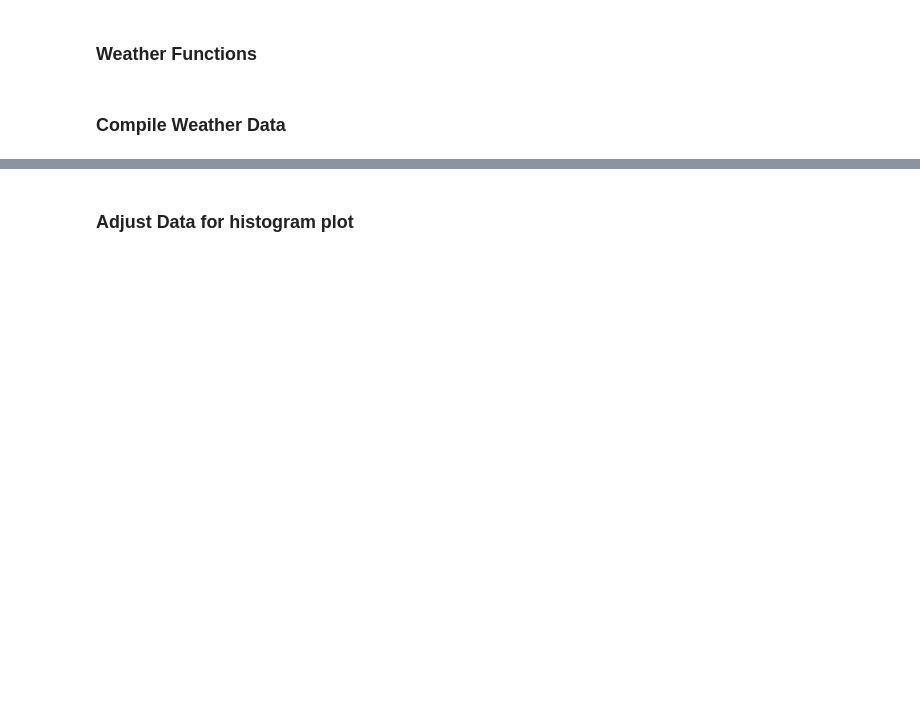
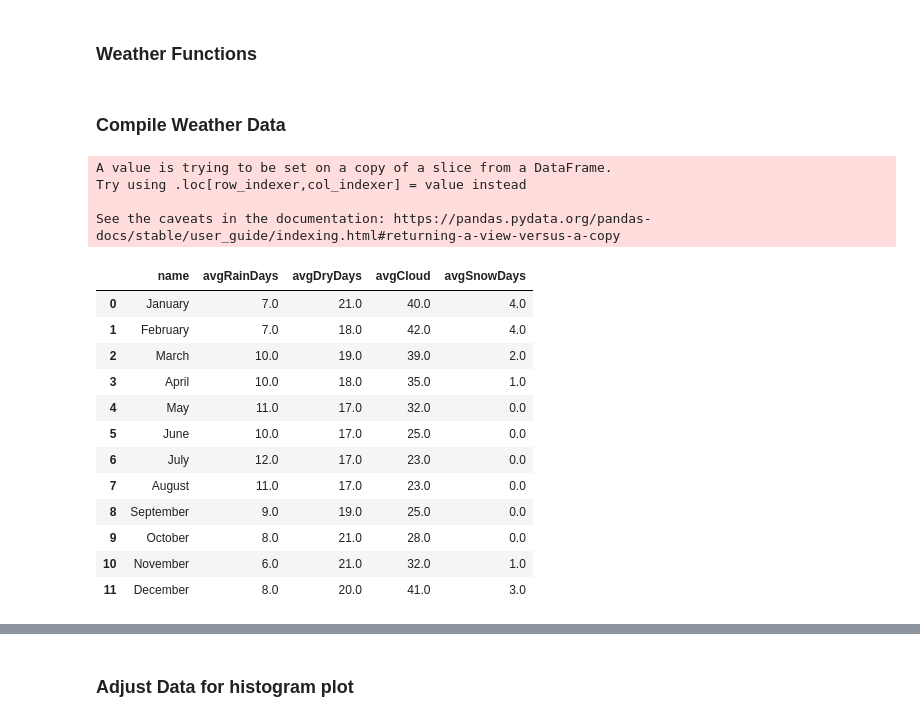
Before and after one commit to Ryearwood/Midterm_Project_Lighthouse_Labs_2021, a Jupyter notebook: Weather API.ipynb, the cells around one changed output, grey strips where cells are left out. Saved outputs shown, nothing was run; the diff lists cells and outputs as text; code cells hidden in the pictures; blank space fills up the shorter version.

```diff
--- a/Weather API.ipynb
+++ b/Weather API.ipynb
@@ -59,12 +61,35 @@ import pickle
 early = open('most_freq_early_flight_locations_2019','rb')
 most_frequently_early = pickle.load(early)
 early.close()
-
 most_frequently_early.sort()
 
 # Early Data
-early_data = compile_weather_data(most_frequently_early)
+init_early,base_early = compile_weather_data(most_frequently_early)
+init_early.drop(['avgRainDays','avgDryDays','avgCloud','avgSnowDays'], axis=1, inplace=True)
+base_early = base_early.round(decimals=0)
+early_data = pd.merge(init_early,base_early,how='outer',left_index=True,right_index=True)
 weather_data_early = early_data[['name','avgRainDays','avgDryDays','avgCloud','avgSnowDays']]
+# %% [output]
+A value is trying to be set on a copy of a slice from a DataFrame.
+Try using .loc[row_indexer,col_indexer] = value instead
+
+See the caveats in the documentation: https://pandas.pydata.org/pandas-docs/stable/user_guide/indexing.html#returning-a-view-versus-a-copy
+# %%
+weather_data_early
+# %% [output]
+|  | name | avgRainDays | avgDryDays | avgCloud | avgSnowDays |
+| 0 | January | 7.0 | 21.0 | 40.0 | 4.0 |
+| 1 | February | 7.0 | 18.0 | 42.0 | 4.0 |
+| 2 | March | 10.0 | 19.0 | 39.0 | 2.0 |
+| 3 | April | 10.0 | 18.0 | 35.0 | 1.0 |
+| 4 | May | 11.0 | 17.0 | 32.0 | 0.0 |
+| 5 | June | 10.0 | 17.0 | 25.0 | 0.0 |
+| 6 | July | 12.0 | 17.0 | 23.0 | 0.0 |
+| 7 | August | 11.0 | 17.0 | 23.0 | 0.0 |
+| 8 | September | 9.0 | 19.0 | 25.0 | 0.0 |
+| 9 | October | 8.0 | 21.0 | 28.0 | 0.0 |
+| 10 | November | 6.0 | 21.0 | 32.0 | 1.0 |
+| 11 | December | 8.0 | 20.0 | 41.0 | 3.0 |
 # %%
 # Import Delayed Flight Data list for Weather API Queries
 import pickle
```
Also changed, not shown: parts of 9 cells of this notebook.
